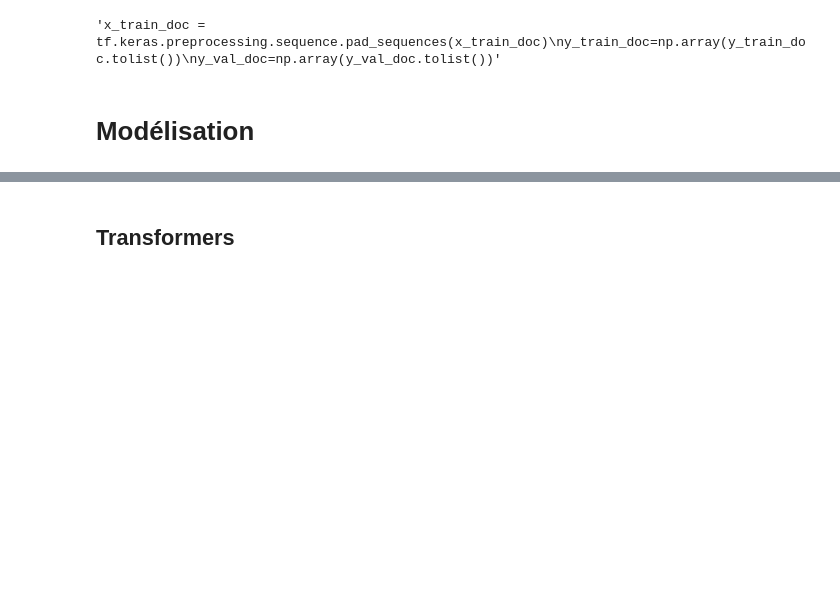
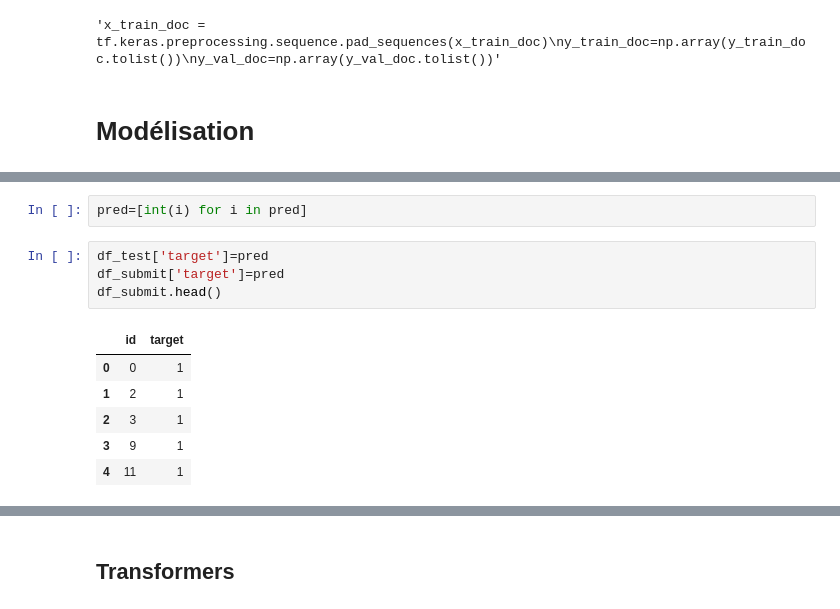
Before and after one commit to kokou-sekpona/p_8_openclassrooms, a Jupyter notebook: P8_.ipynb, the cells around one changed output, grey strips where cells are left out. Cells and saved outputs as stored; diff of their text form; blank space fills up the shorter version.

```diff
--- a/P8_.ipynb
+++ b/P8_.ipynb
@@ -880,0 +945,13 @@ y_val_doc=np.array(y_val_doc.tolist())'''
+# %%
+pred=[int(i) for i in pred]
+# %%
+df_test['target']=pred
+df_submit['target']=pred
+df_submit.head()
+# %% [output]
+|  | id | target |
+| 0 | 0 | 1 |
+| 1 | 2 | 1 |
+| 2 | 3 | 1 |
+| 3 | 9 | 1 |
+| 4 | 11 | 1 |
```
Also changed, not shown: parts of 30 cells of this notebook, 2 other files.
